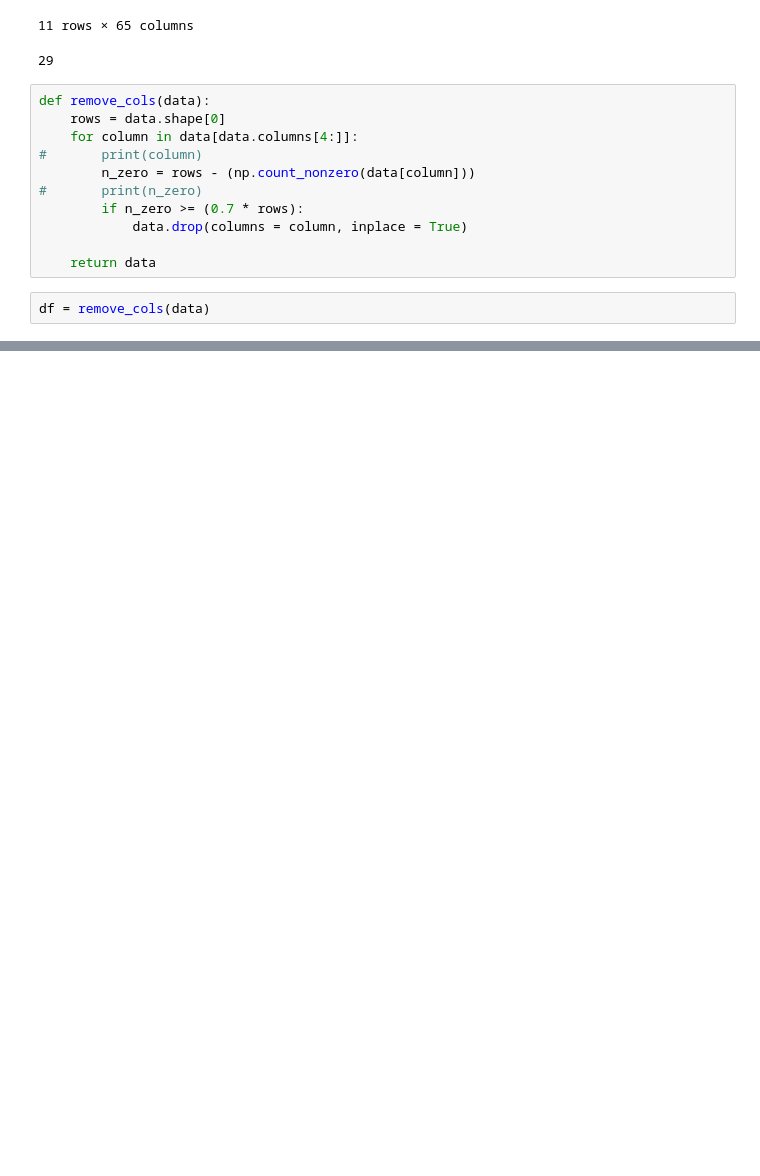
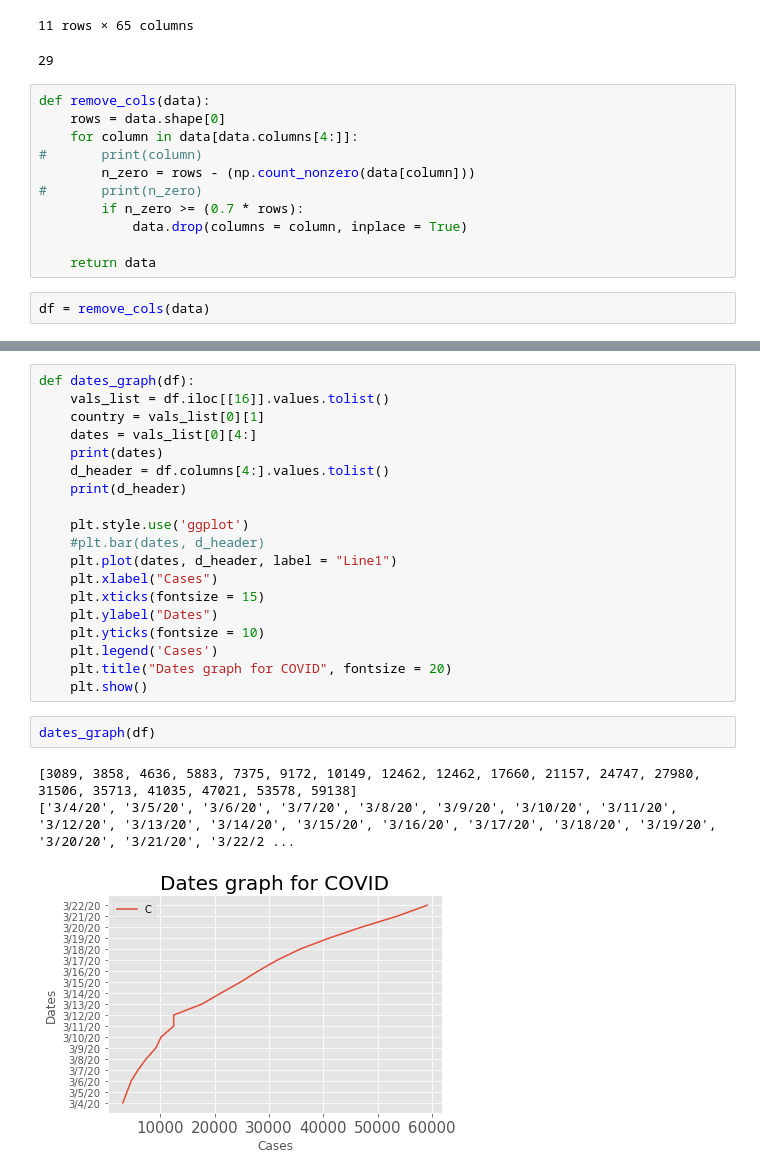
Before and after one commit to Rishit-dagli/10-Days-of-ML, a Jupyter notebook: Day 1/task 1.ipynb, the cells around one changed output, grey strips where cells are left out. Saved outputs shown, nothing was run; the diff lists cells and outputs as text; blank space fills up the shorter version.

```diff
--- a/Day 1/task 1.ipynb
+++ b/Day 1/task 1.ipynb
@@ -64,0 +66,25 @@ plot_country("3/18/20", df, "Country/Region")
+# %%
+def dates_graph(df):
+    vals_list = df.iloc[[16]].values.tolist()
+    country = vals_list[0][1]
+    dates = vals_list[0][4:]
+    print(dates)
+    d_header = df.columns[4:].values.tolist()
+    print(d_header)
+
+    plt.style.use('ggplot')
+    #plt.bar(dates, d_header)
+    plt.plot(dates, d_header, label = "Line1")
+    plt.xlabel("Cases")
+    plt.xticks(fontsize = 15)
+    plt.ylabel("Dates")
+    plt.yticks(fontsize = 10)
+    plt.legend('Cases')
+    plt.title("Dates graph for COVID", fontsize = 20)
+    plt.show()
+# %%
+dates_graph(df)
+# %% [output]
+[3089, 3858, 4636, 5883, 7375, 9172, 10149, 12462, 12462, 17660, 21157, 24747, 27980, 31506, 35713, 41035, 47021, 53578, 59138]
+['3/4/20', '3/5/20', '3/6/20', '3/7/20', '3/8/20', '3/9/20', '3/10/20', '3/11/20', '3/12/20', '3/13/20', '3/14/20', '3/15/20', '3/16/20', '3/17/20', '3/18/20', '3/19/20', '3/20/20', '3/21/20', '3/22/2 ...
+[figure, added]
```
Also changed, not shown: parts of 2 cells of this notebook.
